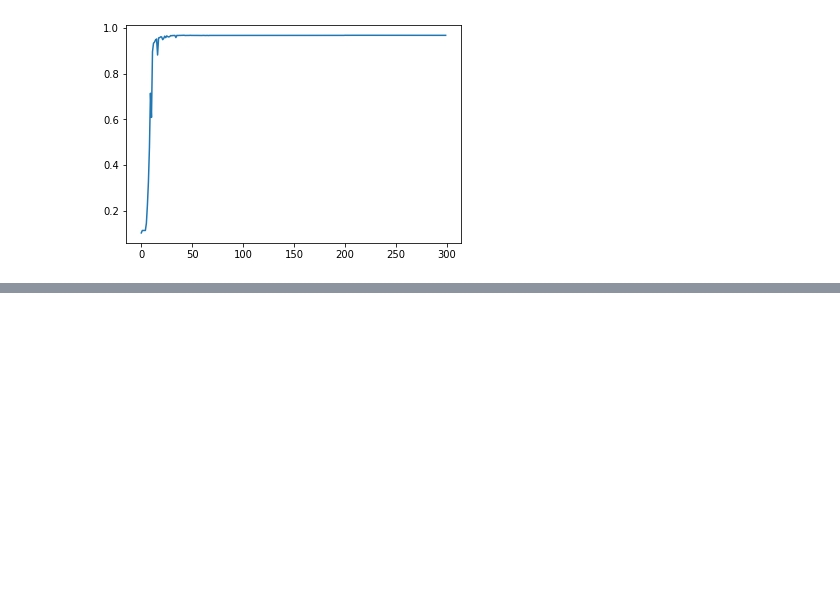
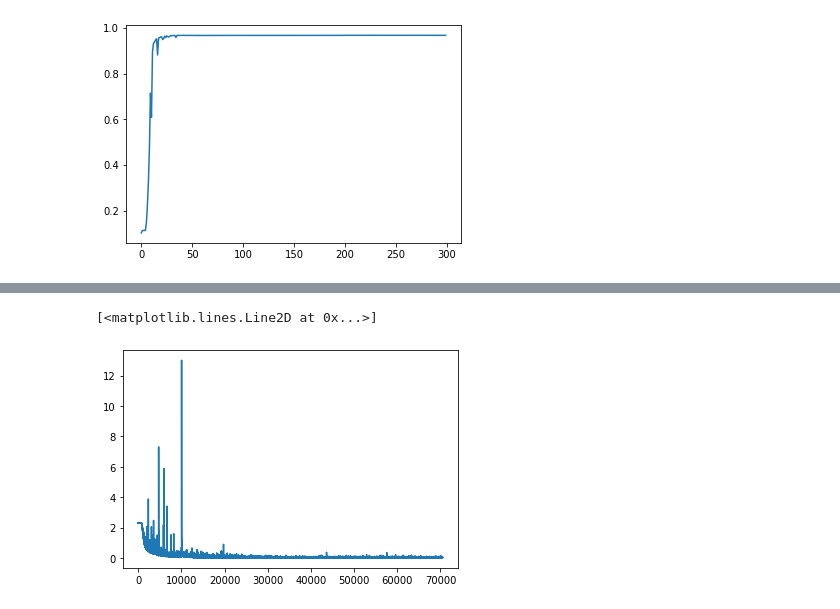
Before and after one commit to macabdul9/pytorch-learning, a Jupyter notebook: Deep-Neural-Networks-with-pytorch-Coursera/week_5_deep_neural_network.ipynb, the cells around one changed output, grey strips where cells are left out. Drawn from its saved outputs; the diff is of its cells as text; code cells hidden in the pictures; blank space fills up the shorter version.

```diff
--- a/Deep-Neural-Networks-with-pytorch-Coursera/week_5_deep_neural_network.ipynb
+++ b/Deep-Neural-Networks-with-pytorch-Coursera/week_5_deep_neural_network.ipynb
@@ -350,0 +376,2 @@ plt.plot(acc)
+# %%
+model = DNN([784, 512, 256, 128, 64, 32, 16, 10], p=0.2)
@@ -350,0 +380,36 @@ plt.plot(acc)
+# %%
+epochs = 100
+lr = 0.1
+Loss = []
+acc = []
+# %%
+optimizer = torch.optim.SGD(model.parameters(), lr=0.005)
+# %%
+for epoch in range(epochs):
+
+  for x, y in train_dl:
+#     print(x.shape)
+
+    yhat = model.forward(x.view(-1, 28*28))
+
+    loss = criterion(yhat, y)
+
+    optimizer.zero_grad()
+
+    loss.backward()
+
+    optimizer.step()
+
+    Loss.append(loss.item())
+
+  # count test accuracy
+  count = 0
+  for x, y in test_dl:
+    pred = model.forward(x.view(-1, 28*28))
+    _, yhat = torch.max(pred.data, 1)
+
+    count += (y==yhat).sum().item()
+  acc.append(count/len(test))
+
+  if epoch%(epochs//5)==0:
+    print(f'Loss = {Loss[-1]}  |   test_acc = {acc[-1]}')
@@ -350,0 +422,5 @@ plt.plot(acc)
+# %%
+plt.plot(Loss)
+# %% [output]
+[<matplotlib.lines.Line2D at 0x...>]
+[figure, added]
```
Also changed, not shown: parts of 9 cells of this notebook.
